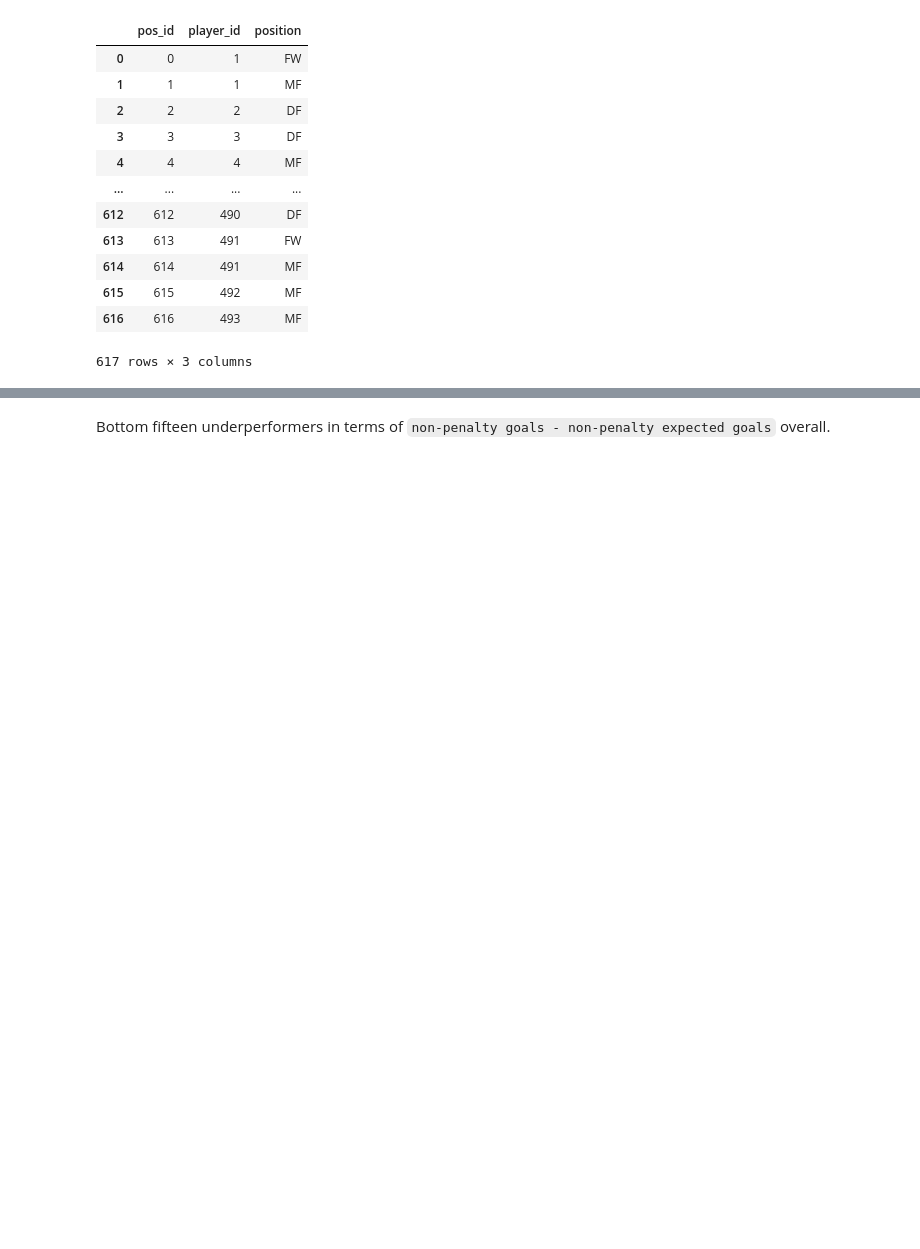
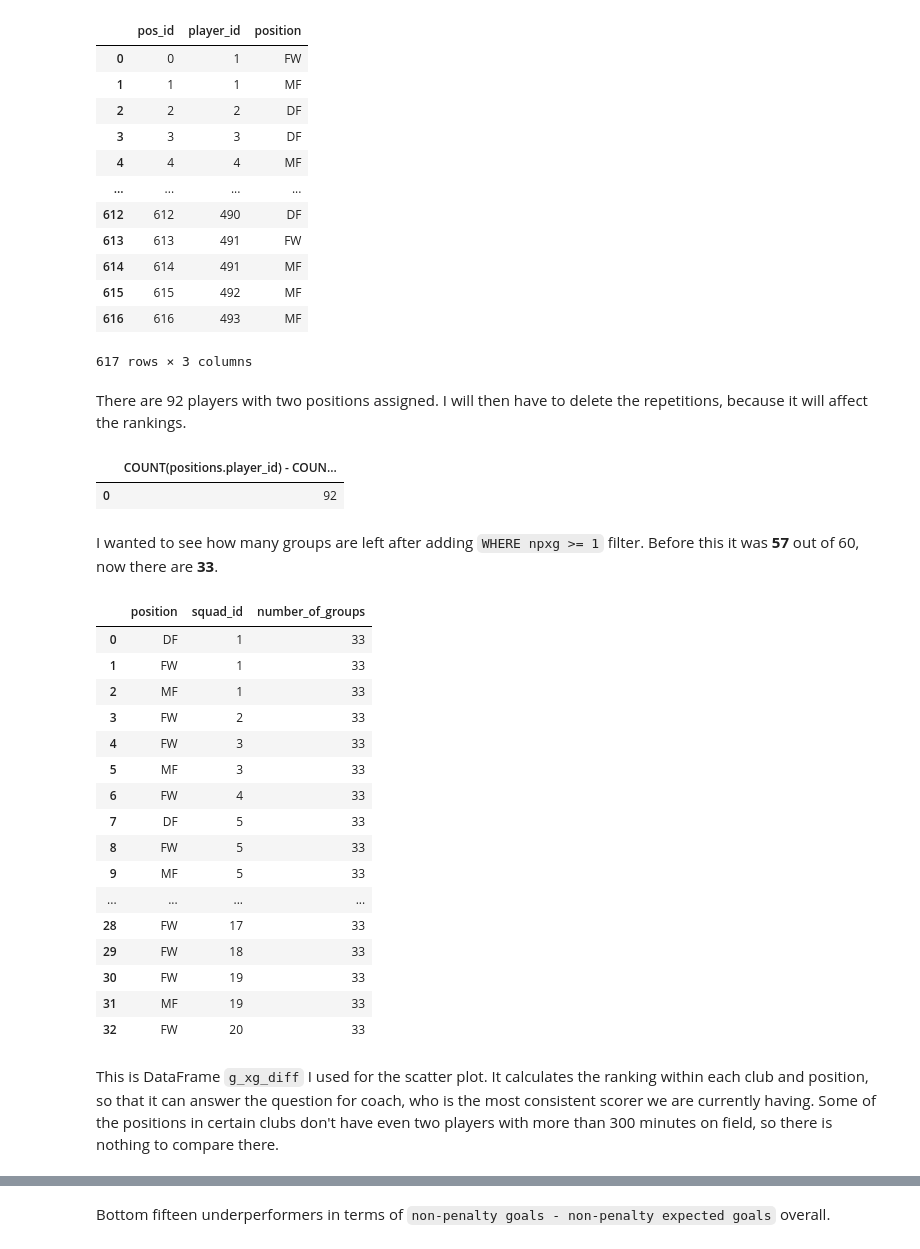
Before and after one commit to TobiaszKuc/_football_analysis, a Jupyter notebook: SQL_Learn/SQL-FBrefPremierLeagueData/PLxGPerformance.ipynb, the cells around one changed output, grey strips where cells are left out. Saved outputs shown, nothing was run; the diff lists cells and outputs as text; code cells hidden in the pictures; blank space fills up the shorter version.

```diff
--- a/SQL_Learn/SQL-FBrefPremierLeagueData/PLxGPerformance.ipynb
+++ b/SQL_Learn/SQL-FBrefPremierLeagueData/PLxGPerformance.ipynb
@@ -51,3 +53,49 @@ pd.read_sql_query("SELECT * FROM positions", con=con)
 617 rows × 3 columns
 # %%
 pars = {"min_minutes":300, "excluded_position":"GK", "min_npxg":1, "min_same_pos_squad":3}
+# %% [markdown]
+There are 92 players with two positions assigned. I will then have to delete the repetitions, because it will affect the rankings.
+# %%
+pd.read_sql_query("""SELECT COUNT(positions.player_id) - COUNT(DISTINCT positions.player_id)
+                        FROM stats
+                        INNER JOIN positions
+                        ON stats.player_id = positions.player_id
+                        WHERE minutes > :min_minutes AND positions.position <> :excluded_position
+                        """, con=con, params=pars)
+# %% [output]
+|  | COUNT(positions.player_id) - COUN... |
+| 0 | 92 |
+# %% [markdown]
+I wanted to see how many groups are left after adding `WHERE npxg >= 1` filter. Before this it was **57** out of 60, now there are **33**.
+# %%
+pd.read_sql_query("""WITH players AS (
+                                      SELECT stats.player_id as player_id, player_name, squad_id, positions.position AS position,
+                                      positions.pos_id, RANK() OVER (PARTITION BY positions.player_id ORDER BY pos_id) AS prim_pos, minutes, npxG
+                                      FROM stats
+                                      INNER JOIN positions
+                                      ON stats.player_id = positions.player_id),
+                    more_than_2 AS (SELECT COUNT(player_id) AS num_players, position, squad_id FROM players
+                    WHERE minutes > :min_minutes AND position <> :excluded_position AND prim_pos = 1 AND npxG >= :min_npxg
+                    GROUP BY squad_id, position)
+                    SELECT position, squad_id, COUNT(num_players) OVER () AS number_of_groups FROM more_than_2
+                    WHERE num_players > 2""", con=con, params=pars)
+# %% [output]
+|  | position | squad_id | number_of_groups |
+| 0 | DF | 1 | 33 |
+| 1 | FW | 1 | 33 |
+| 2 | MF | 1 | 33 |
+| 3 | FW | 2 | 33 |
+| 4 | FW | 3 | 33 |
+| 5 | MF | 3 | 33 |
+| 6 | FW | 4 | 33 |
+| 7 | DF | 5 | 33 |
+| 8 | FW | 5 | 33 |
+| 9 | MF | 5 | 33 |
+| ... | ... | ... | ... |
+| 28 | FW | 17 | 33 |
+| 29 | FW | 18 | 33 |
+| 30 | FW | 19 | 33 |
+| 31 | MF | 19 | 33 |
+| 32 | FW | 20 | 33 |
+# %% [markdown]
+This is DataFrame `g_xg_diff` I used for the scatter plot. It calculates the ranking within each club and position, so that it can answer the question for coach, who is the most consistent scorer we are currently having. Some of the positions in certain clubs don't have even two players with more than 300 minutes on field, so there is nothing to compare there.
```
Also changed, not shown: parts of 34 cells of this notebook.
